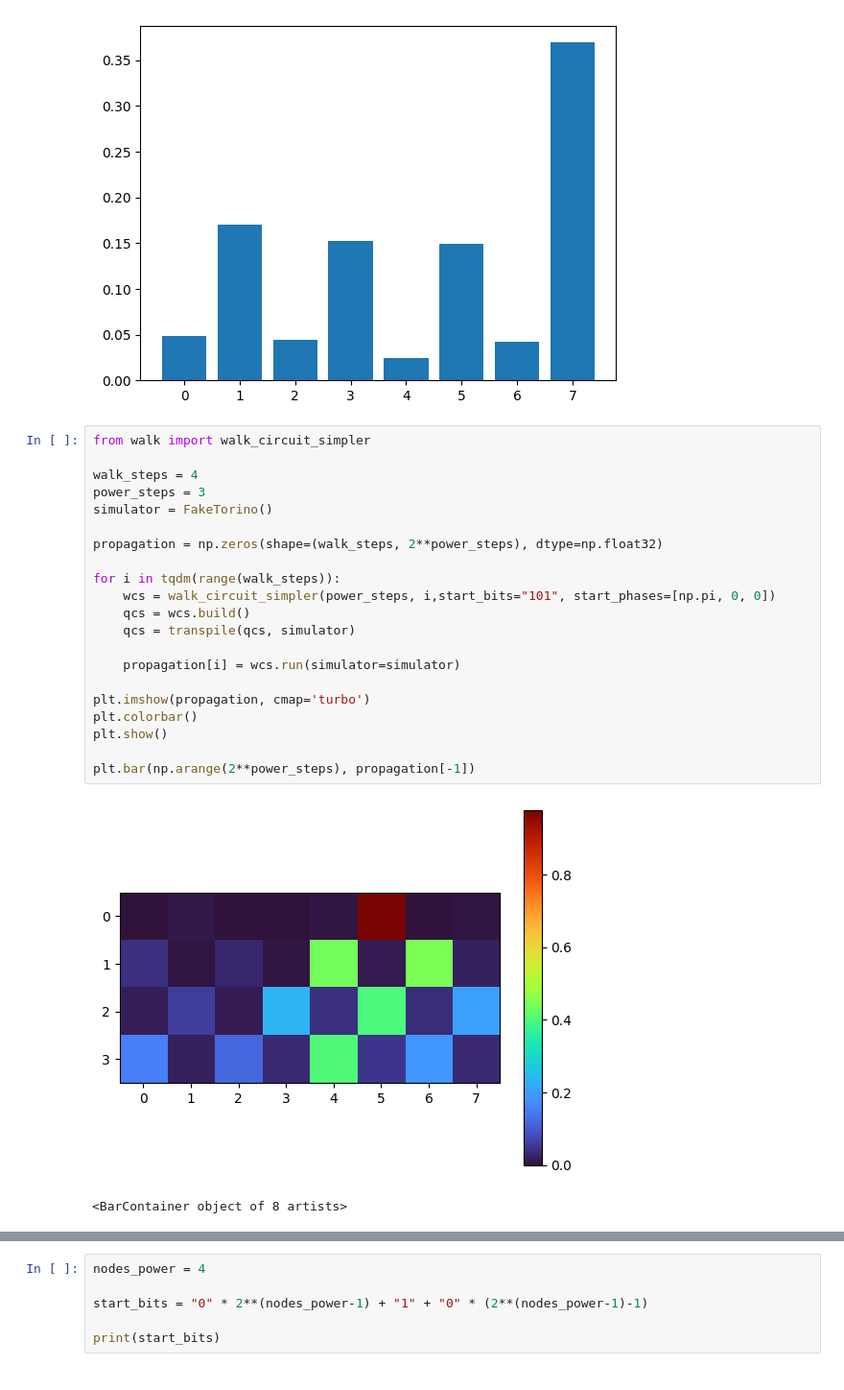
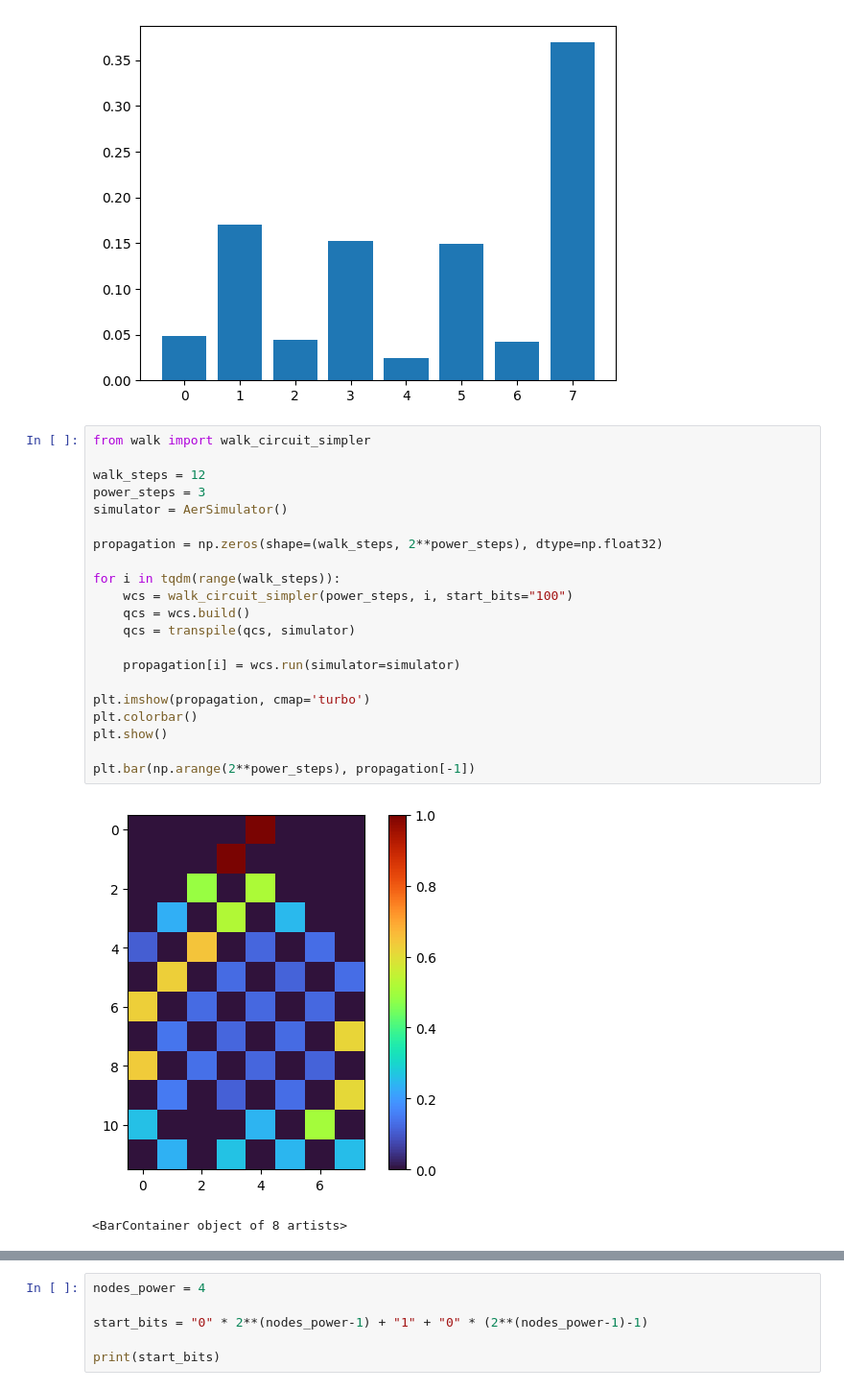
Before and after one commit to filipkojro/qw-defects, a Jupyter notebook: tests.ipynb, the cells around one changed output, grey strips where cells are left out. Shown at 96% size. Saved outputs shown, nothing was run; the diff lists cells and outputs as text.

```diff
--- a/tests.ipynb
+++ b/tests.ipynb
@@ -413,24 +413,24 @@ plt.show()
 # %%
 from walk import walk_circuit_simpler
 
-walk_steps = 4
+walk_steps = 12
 power_steps = 3
-simulator = FakeTorino()
+simulator = AerSimulator()
 
 propagation = np.zeros(shape=(walk_steps, 2**power_steps), dtype=np.float32)
 
 for i in tqdm(range(walk_steps)):
-    wcs = walk_circuit_simpler(power_steps, i,start_bits="101", start_phases=[np.pi, 0, 0])
+    wcs = walk_circuit_simpler(power_steps, i, start_bits="100")
     qcs = wcs.build()
     qcs = transpile(qcs, simulator)
 
     propagation[i] = wcs.run(simulator=simulator)
 
 plt.imshow(propagation, cmap='turbo')
 plt.colorbar()
 plt.show()
 
 plt.bar(np.arange(2**power_steps), propagation[-1])
 # %% [output]
-[figure, old version]
+[figure, new version]
 <BarContainer object of 8 artists>
```
Also changed, not shown: parts of 7 cells of this notebook, 3 other files.
